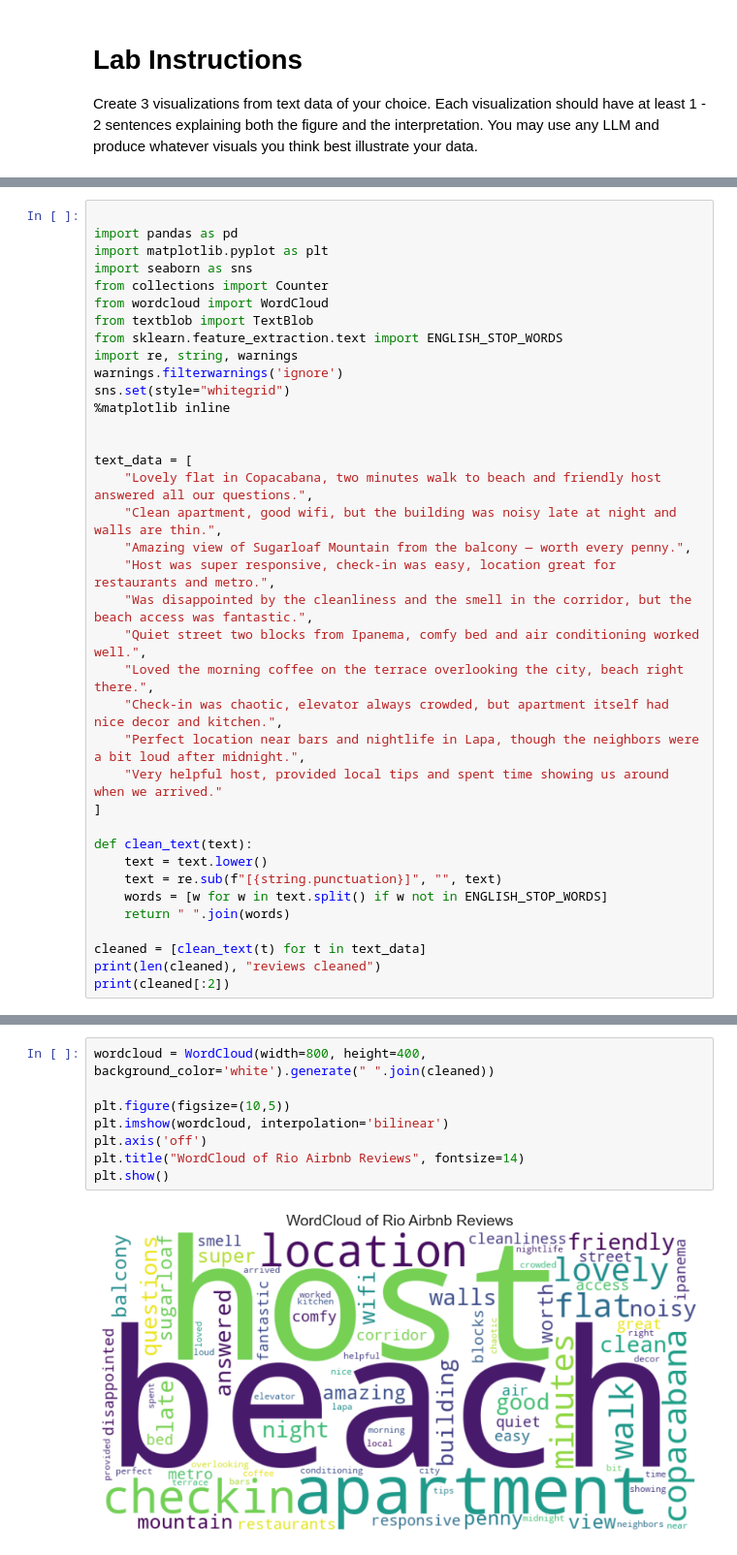
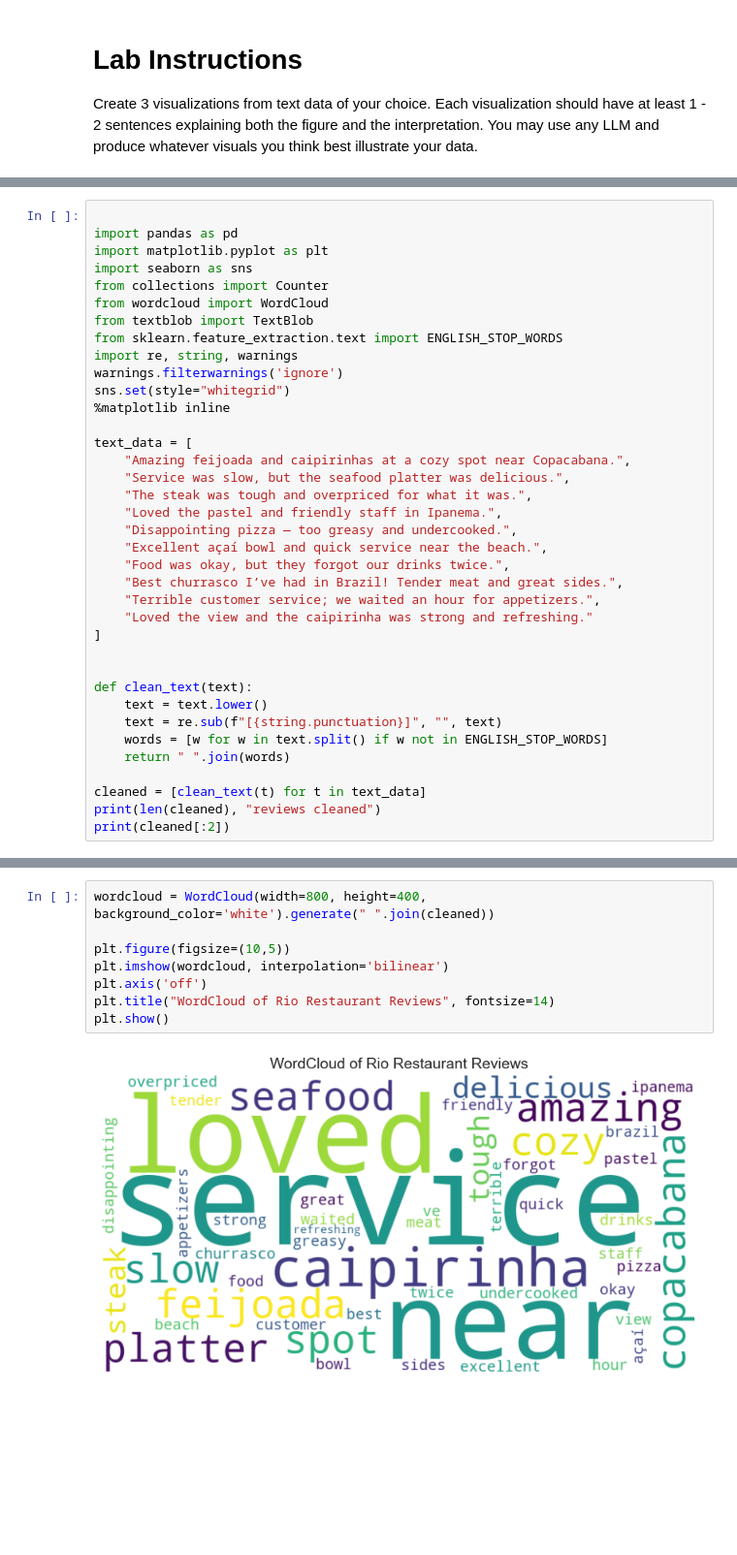
Before and after one commit to taylormadee973/Data_Visualization_And_Modeling, a Jupyter notebook: Lab/4.3 Visualizing Text Data.ipynb, the cells around one changed output, grey strips where cells are left out. Shown at 97% size. Drawn from its saved outputs; the diff is of its cells as text; blank space fills up the shorter version.

```diff
--- a/Lab/4.3 Visualizing Text Data.ipynb
+++ b/Lab/4.3 Visualizing Text Data.ipynb
@@ -21,19 +21,19 @@ warnings.filterwarnings('ignore')
 sns.set(style="whitegrid")
 %matplotlib inline
 
+text_data = [
+    "Amazing feijoada and caipirinhas at a cozy spot near Copacabana.",
+    "Service was slow, but the seafood platter was delicious.",
+    "The steak was tough and overpriced for what it was.",
+    "Loved the pastel and friendly staff in Ipanema.",
+    "Disappointing pizza — too greasy and undercooked.",
+    "Excellent açaí bowl and quick service near the beach.",
+    "Food was okay, but they forgot our drinks twice.",
+    "Best churrasco I’ve had in Brazil! Tender meat and great sides.",
+    "Terrible customer service; we waited an hour for appetizers.",
+    "Loved the view and the caipirinha was strong and refreshing."
+]
 
-text_data = [
-    "Lovely flat in Copacabana, two minutes walk to beach and friendly host answered all our questions.",
-    "Clean apartment, good wifi, but the building was noisy late at night and walls are thin.",
-    "Amazing view of Sugarloaf Mountain from the balcony — worth every penny.",
-    "Host was super responsive, check-in was easy, location great for restaurants and metro.",
-    "Was disappointed by the cleanliness and the smell in the corridor, but the beach access was fantastic.",
-    "Quiet street two blocks from Ipanema, comfy bed and air conditioning worked well.",
-    "Loved the morning coffee on the terrace overlooking the city, beach right there.",
-    "Check-in was chaotic, elevator always crowded, but apartment itself had nice decor and kitchen.",
-    "Perfect location near bars and nightlife in Lapa, though the neighbors were a bit loud after midnight.",
-    "Very helpful host, provided local tips and spent time showing us around when we arrived."
-]
 
 def clean_text(text):
     text = text.lower()
@@ -80,10 +67,10 @@ This suggests that guests value convenience, friendliness, and proximity to attr
 # %%
 wordcloud = WordCloud(width=800, height=400, background_color='white').generate(" ".join(cleaned))
 
 plt.figure(figsize=(10,5))
 plt.imshow(wordcloud, interpolation='bilinear')
 plt.axis('off')
-plt.title("WordCloud of Rio Airbnb Reviews", fontsize=14)
+plt.title("WordCloud of Rio Restaurant Reviews", fontsize=14)
 plt.show()
 # %% [output]
-[figure, old version]
+[figure, new version]
```
Also changed, not shown: parts of 10 cells of this notebook.
